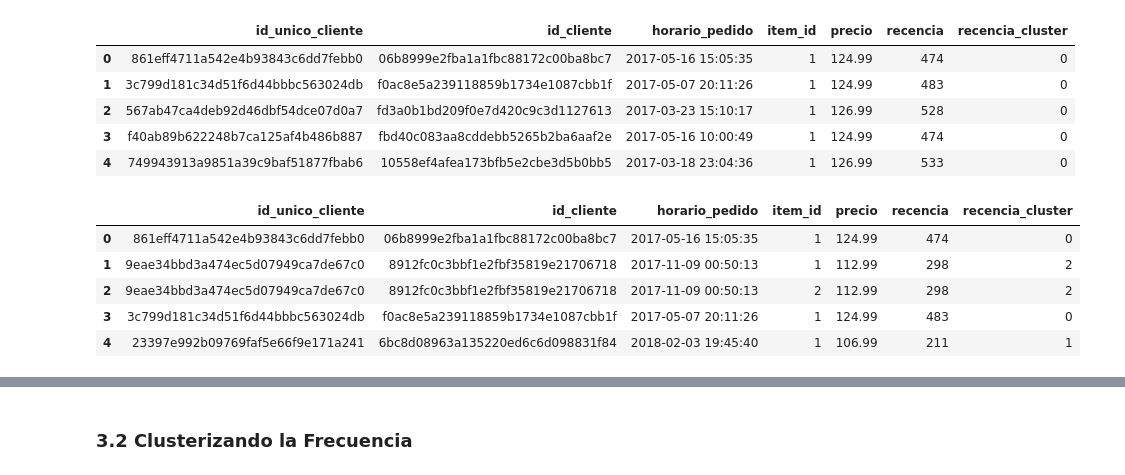
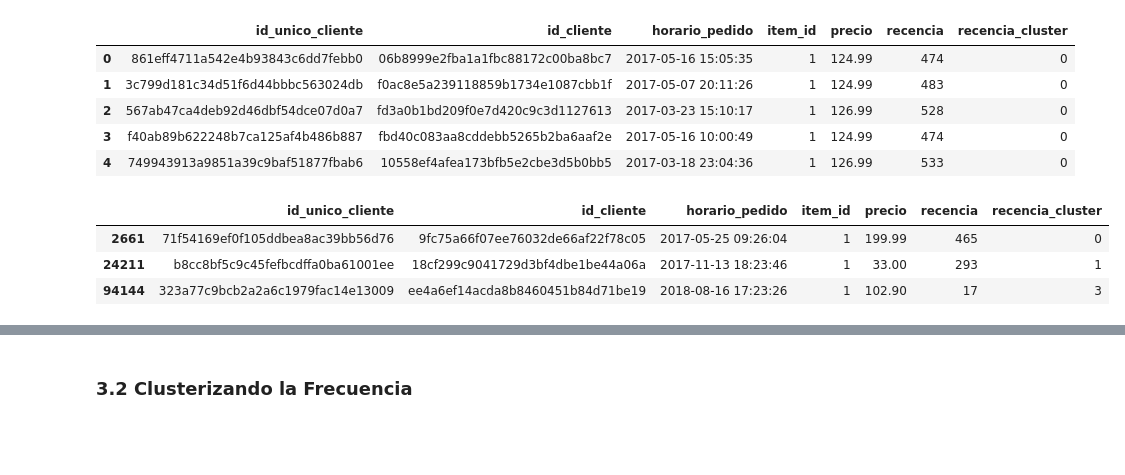
Before and after one commit to alura-es-cursos/1909-clusterizacion-de-datos-segmentacion-de-clientes, a Jupyter notebook: segmentos_de_clientes.ipynb, the cells around one changed output, grey strips where cells are left out. Cells and saved outputs as stored; diff of their text form; code cells hidden in the pictures; blank space fills up the shorter version.

```diff
--- a/segmentos_de_clientes.ipynb
+++ b/segmentos_de_clientes.ipynb
@@ -353,13 +356,11 @@ df_final.head()
 | 2 | 567ab47ca4deb92d46dbf54dce07d0a7 | fd3a0b1bd209f0e7d420c9c3d1127613 | 2017-03-23 15:10:17 | 1 | 126.99 | 528 | 0 |
 | 3 | f40ab89b622248b7ca125af4b486b887 | fbd40c083aa8cddebb5265b2ba6aaf2e | 2017-05-16 10:00:49 | 1 | 124.99 | 474 | 0 |
 | 4 | 749943913a9851a39c9baf51877fbab6 | 10558ef4afea173bfb5e2cbe3d5b0bb5 | 2017-03-18 23:04:36 | 1 | 126.99 | 533 | 0 |
-# %%
-df_usuario.head()
-# %% [output]
-|  | id_unico_cliente | id_cliente | horario_pedido | item_id | precio | recencia | recencia_cluster |
-| 0 | 861eff4711a542e4b93843c6dd7febb0 | 06b8999e2fba1a1fbc88172c00ba8bc7 | 2017-05-16 15:05:35 | 1 | 124.99 | 474 | 0 |
-| 1 | 9eae34bbd3a474ec5d07949ca7de67c0 | 8912fc0c3bbf1e2fbf35819e21706718 | 2017-11-09 00:50:13 | 1 | 112.99 | 298 | 2 |
-| 2 | 9eae34bbd3a474ec5d07949ca7de67c0 | 8912fc0c3bbf1e2fbf35819e21706718 | 2017-11-09 00:50:13 | 2 | 112.99 | 298 | 2 |
-| 3 | 3c799d181c34d51f6d44bbbc563024db | f0ac8e5a239118859b1734e1087cbb1f | 2017-05-07 20:11:26 | 1 | 124.99 | 483 | 0 |
-| 4 | 23397e992b09769faf5e66f9e171a241 | 6bc8d08963a135220ed6c6d098831f84 | 2018-02-03 19:45:40 | 1 | 106.99 | 211 | 1 |
+# %%
+df_final.sample(3)
+# %% [output]
+|  | id_unico_cliente | id_cliente | horario_pedido | item_id | precio | recencia | recencia_cluster |
+| 2661 | 71f54169ef0f105ddbea8ac39bb56d76 | 9fc75a66f07ee76032de66af22f78c05 | 2017-05-25 09:26:04 | 1 | 199.99 | 465 | 0 |
+| 24211 | b8cc8bf5c9c45fefbcdffa0ba61001ee | 18cf299c9041729d3bf4dbe1be44a06a | 2017-11-13 18:23:46 | 1 | 33.00 | 293 | 1 |
+| 94144 | 323a77c9bcb2a2a6c1979fac14e13009 | ee4a6ef14acda8b8460451b84d71be19 | 2018-08-16 17:23:26 | 1 | 102.90 | 17 | 3 |
 # %%
```
Also changed, not shown: parts of 15 cells of this notebook.
